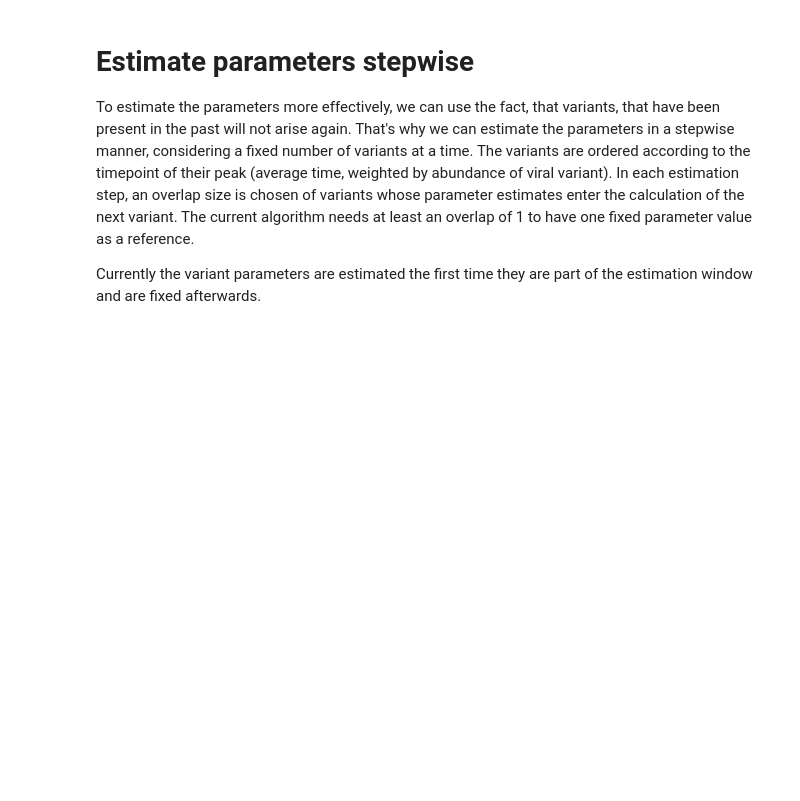
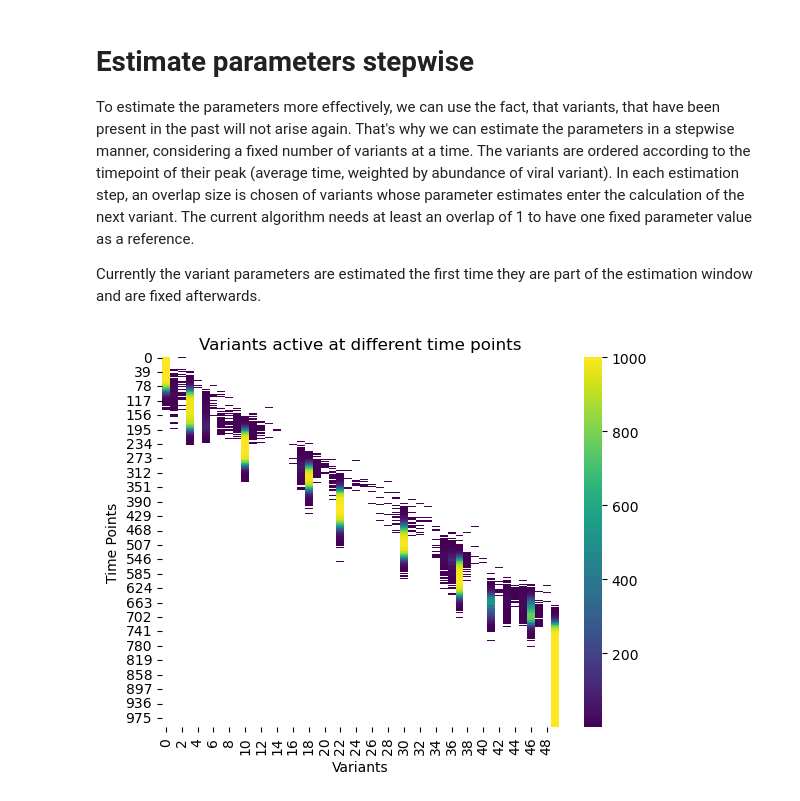
Before and after one commit to marie3003/mlr_predict_variant_composition, a Jupyter notebook: simulate_data_timeshifted.ipynb, the cells around one changed output. Saved outputs shown, nothing was run; the diff lists cells and outputs as text; code cells hidden in the pictures; blank space fills up the shorter version.

Commit message:
adapt stepwise estimation and plot co-occurence of viral variants

```diff
--- a/simulate_data_timeshifted.ipynb
+++ b/simulate_data_timeshifted.ipynb
@@ -369,3 +211,17 @@ To estimate the parameters more effectively, we can use the fact, that variants,
 The variants are ordered according to the timepoint of their peak (average time, weighted by abundance of viral variant). In each estimation step, an overlap size is chosen of variants whose parameter estimates enter the calculation of the next variant. The current algorithm needs at least an overlap of 1 to have one fixed parameter value as a reference.
 
 Currently the variant parameters are estimated the first time they are part of the estimation window and are fixed afterwards.
+# %%
+def plot_heatmap(matrix, title, x_label, y_label):
+
+    mask = (matrix == 0)
+
+    sns.heatmap(matrix, cmap='viridis', mask = mask)
+    plt.title(title)
+    plt.xlabel(x_label)
+    plt.ylabel(y_label)
+    plt.show()
+
+plot_heatmap(data['counts'], "Variants active at different time points", "Variants", "Time Points")
+# %% [output]
+[figure, added]
```
Also changed, not shown: parts of 22 cells of this notebook, 2 other files.
